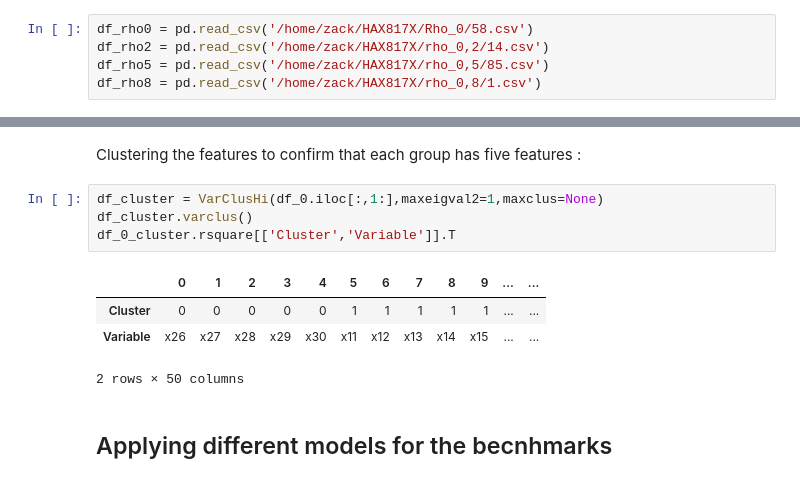
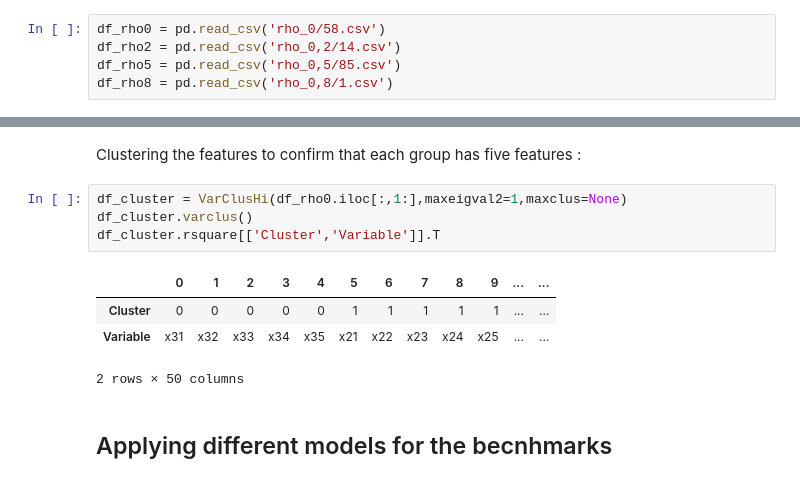
Before and after one commit to GagginiLorenzo/HAX817X, a Jupyter notebook: sim_data_check.ipynb, the cells around one changed output, grey strips where cells are left out. Saved outputs shown, nothing was run; the diff lists cells and outputs as text.

```diff
--- a/sim_data_check.ipynb
+++ b/sim_data_check.ipynb
@@ -11,10 +11,10 @@ from sklearn import linear_model
 # %% [markdown]
 downloading data :
 # %%
-df_rho0 = pd.read_csv('/home/zack/HAX817X/Rho_0/58.csv')
-df_rho2 = pd.read_csv('/home/zack/HAX817X/rho_0,2/14.csv')
-df_rho5 = pd.read_csv('/home/zack/HAX817X/rho_0,5/85.csv')
-df_rho8 = pd.read_csv('/home/zack/HAX817X/rho_0,8/1.csv')
+df_rho0 = pd.read_csv('rho_0/58.csv')
+df_rho2 = pd.read_csv('rho_0,2/14.csv')
+df_rho5 = pd.read_csv('rho_0,5/85.csv')
+df_rho8 = pd.read_csv('rho_0,8/1.csv')
 # %% [markdown]
 Plotting the density function of a feature 'x10' given $\rho = 0.8$
 # %%
@@ -85,13 +85,13 @@ plt.show()
 # %% [markdown]
 Clustering the features to confirm that each group has five features :
 # %%
-df_cluster = VarClusHi(df_0.iloc[:,1:],maxeigval2=1,maxclus=None)
+df_cluster = VarClusHi(df_rho0.iloc[:,1:],maxeigval2=1,maxclus=None)
 df_cluster.varclus()
-df_0_cluster.rsquare[['Cluster','Variable']].T
+df_cluster.rsquare[['Cluster','Variable']].T
 # %% [output]
 |  | 0 | 1 | 2 | 3 | 4 | 5 | 6 | 7 | 8 | 9 | ... | ... |
 | Cluster | 0 | 0 | 0 | 0 | 0 | 1 | 1 | 1 | 1 | 1 | ... | ... |
-| Variable | x26 | x27 | x28 | x29 | x30 | x11 | x12 | x13 | x14 | x15 | ... | ... |
+| Variable | x31 | x32 | x33 | x34 | x35 | x21 | x22 | x23 | x24 | x25 | ... | ... |
 2 rows × 50 columns
 # %% [markdown]
 ## Applying different models for the becnhmarks
```
Also changed, not shown: parts of 1 cell of this notebook, 2 other files.
